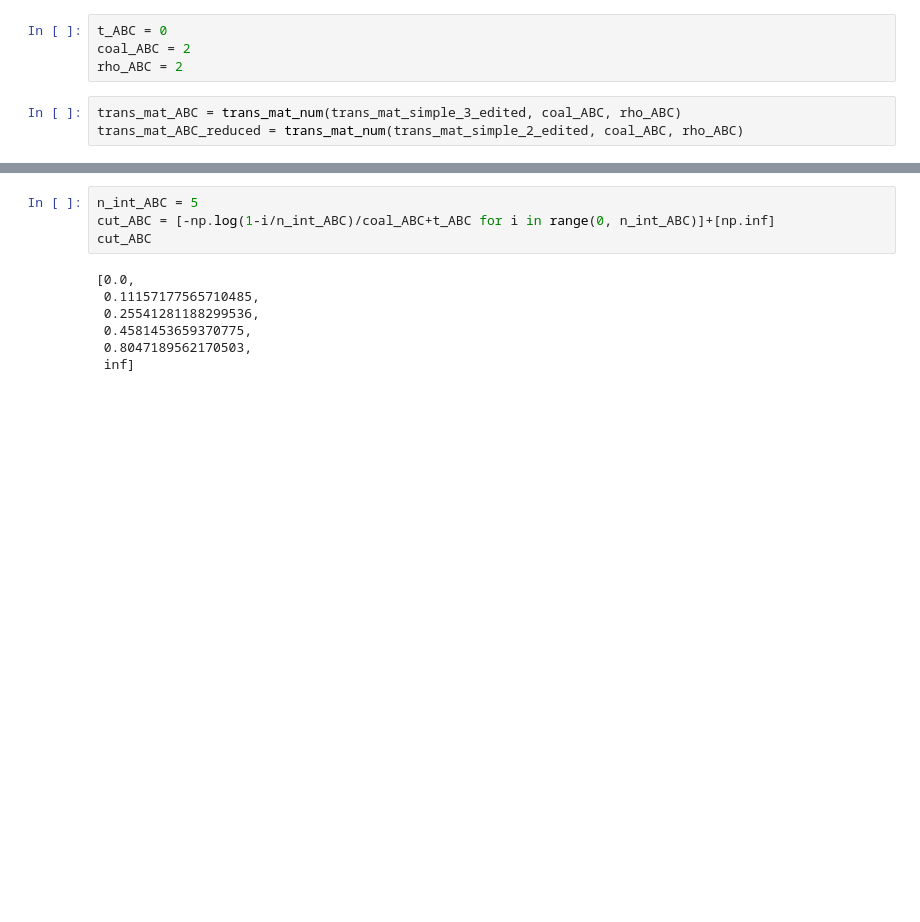
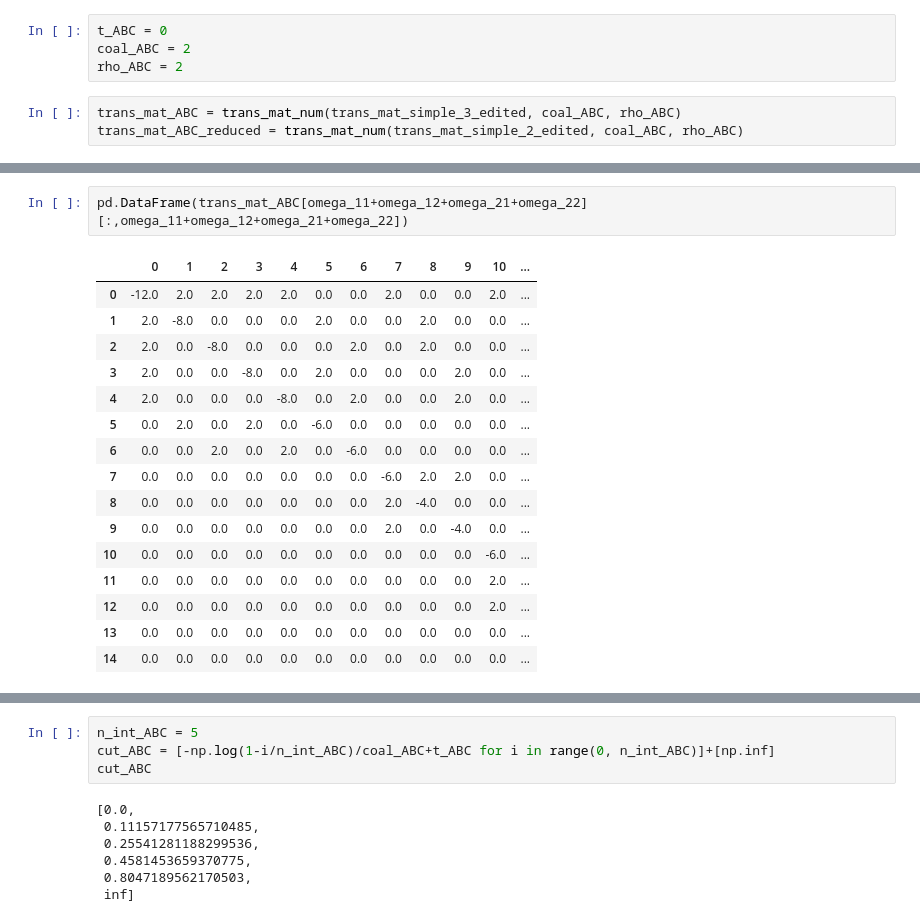
Before and after one commit to rivasiker/phasetype, a Jupyter notebook: scripts/04_ILS/ILS_3.ipynb, the cells around one changed output, grey strips where cells are left out. Saved outputs shown, nothing was run; the diff lists cells and outputs as text; blank space fills up the shorter version.

```diff
--- a/scripts/04_ILS/ILS_3.ipynb
+++ b/scripts/04_ILS/ILS_3.ipynb
@@ -994,0 +1028,19 @@ trans_mat_ABC_reduced = trans_mat_num(trans_mat_simple_2_edited, coal_ABC, rho_A
+# %%
+pd.DataFrame(trans_mat_ABC[omega_11+omega_12+omega_21+omega_22][:,omega_11+omega_12+omega_21+omega_22])
+# %% [output]
+|  | 0 | 1 | 2 | 3 | 4 | 5 | 6 | 7 | 8 | 9 | 10 | ... |
+| 0 | -12.0 | 2.0 | 2.0 | 2.0 | 2.0 | 0.0 | 0.0 | 2.0 | 0.0 | 0.0 | 2.0 | ... |
+| 1 | 2.0 | -8.0 | 0.0 | 0.0 | 0.0 | 2.0 | 0.0 | 0.0 | 2.0 | 0.0 | 0.0 | ... |
+| 2 | 2.0 | 0.0 | -8.0 | 0.0 | 0.0 | 0.0 | 2.0 | 0.0 | 2.0 | 0.0 | 0.0 | ... |
+| 3 | 2.0 | 0.0 | 0.0 | -8.0 | 0.0 | 2.0 | 0.0 | 0.0 | 0.0 | 2.0 | 0.0 | ... |
+| 4 | 2.0 | 0.0 | 0.0 | 0.0 | -8.0 | 0.0 | 2.0 | 0.0 | 0.0 | 2.0 | 0.0 | ... |
+| 5 | 0.0 | 2.0 | 0.0 | 2.0 | 0.0 | -6.0 | 0.0 | 0.0 | 0.0 | 0.0 | 0.0 | ... |
+| 6 | 0.0 | 0.0 | 2.0 | 0.0 | 2.0 | 0.0 | -6.0 | 0.0 | 0.0 | 0.0 | 0.0 | ... |
+| 7 | 0.0 | 0.0 | 0.0 | 0.0 | 0.0 | 0.0 | 0.0 | -6.0 | 2.0 | 2.0 | 0.0 | ... |
+| 8 | 0.0 | 0.0 | 0.0 | 0.0 | 0.0 | 0.0 | 0.0 | 2.0 | -4.0 | 0.0 | 0.0 | ... |
+| 9 | 0.0 | 0.0 | 0.0 | 0.0 | 0.0 | 0.0 | 0.0 | 2.0 | 0.0 | -4.0 | 0.0 | ... |
+| 10 | 0.0 | 0.0 | 0.0 | 0.0 | 0.0 | 0.0 | 0.0 | 0.0 | 0.0 | 0.0 | -6.0 | ... |
+| 11 | 0.0 | 0.0 | 0.0 | 0.0 | 0.0 | 0.0 | 0.0 | 0.0 | 0.0 | 0.0 | 2.0 | ... |
+| 12 | 0.0 | 0.0 | 0.0 | 0.0 | 0.0 | 0.0 | 0.0 | 0.0 | 0.0 | 0.0 | 2.0 | ... |
+| 13 | 0.0 | 0.0 | 0.0 | 0.0 | 0.0 | 0.0 | 0.0 | 0.0 | 0.0 | 0.0 | 0.0 | ... |
+| 14 | 0.0 | 0.0 | 0.0 | 0.0 | 0.0 | 0.0 | 0.0 | 0.0 | 0.0 | 0.0 | 0.0 | ... |
```
Also changed, not shown: parts of 23 cells of this notebook.
